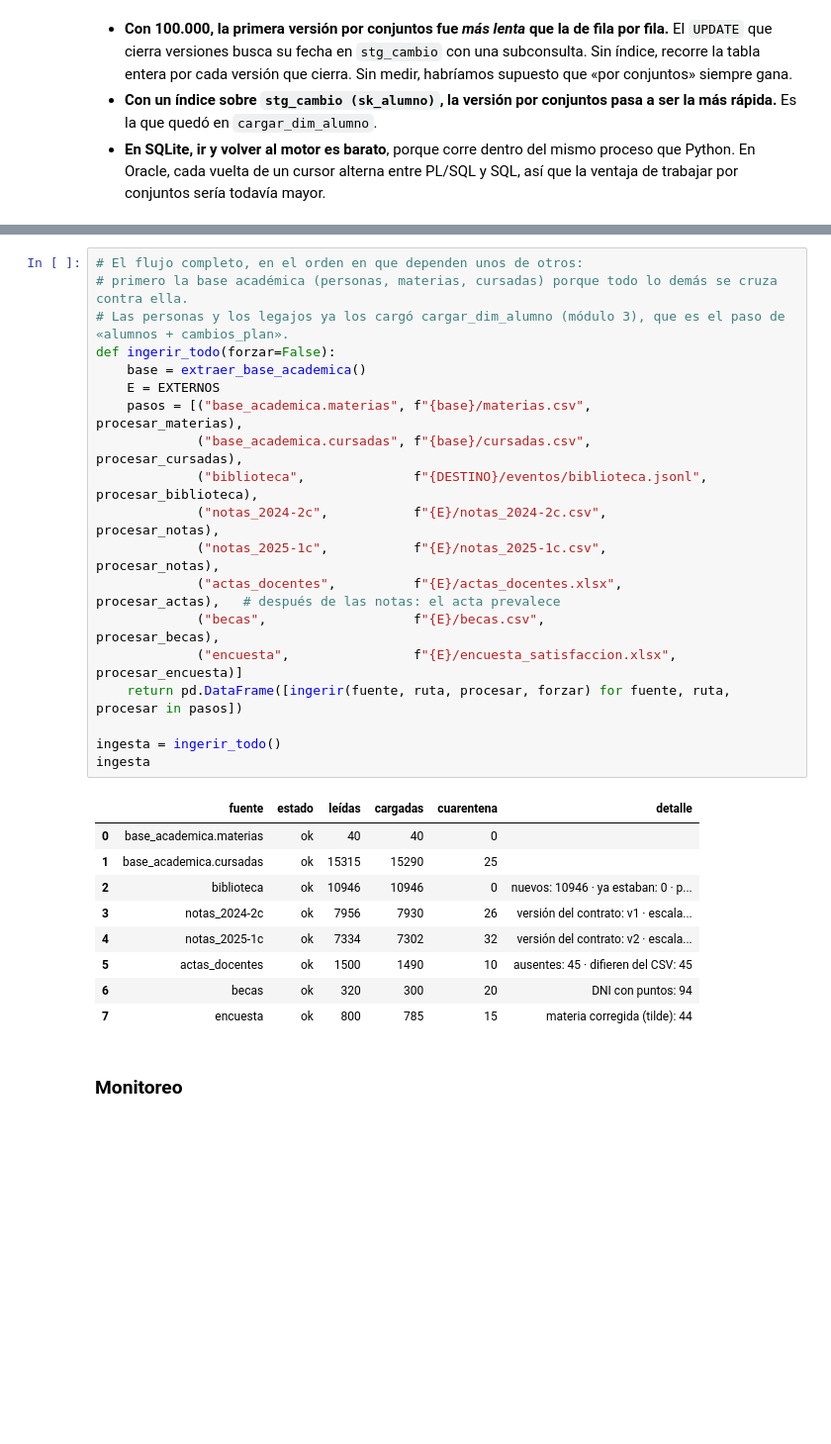
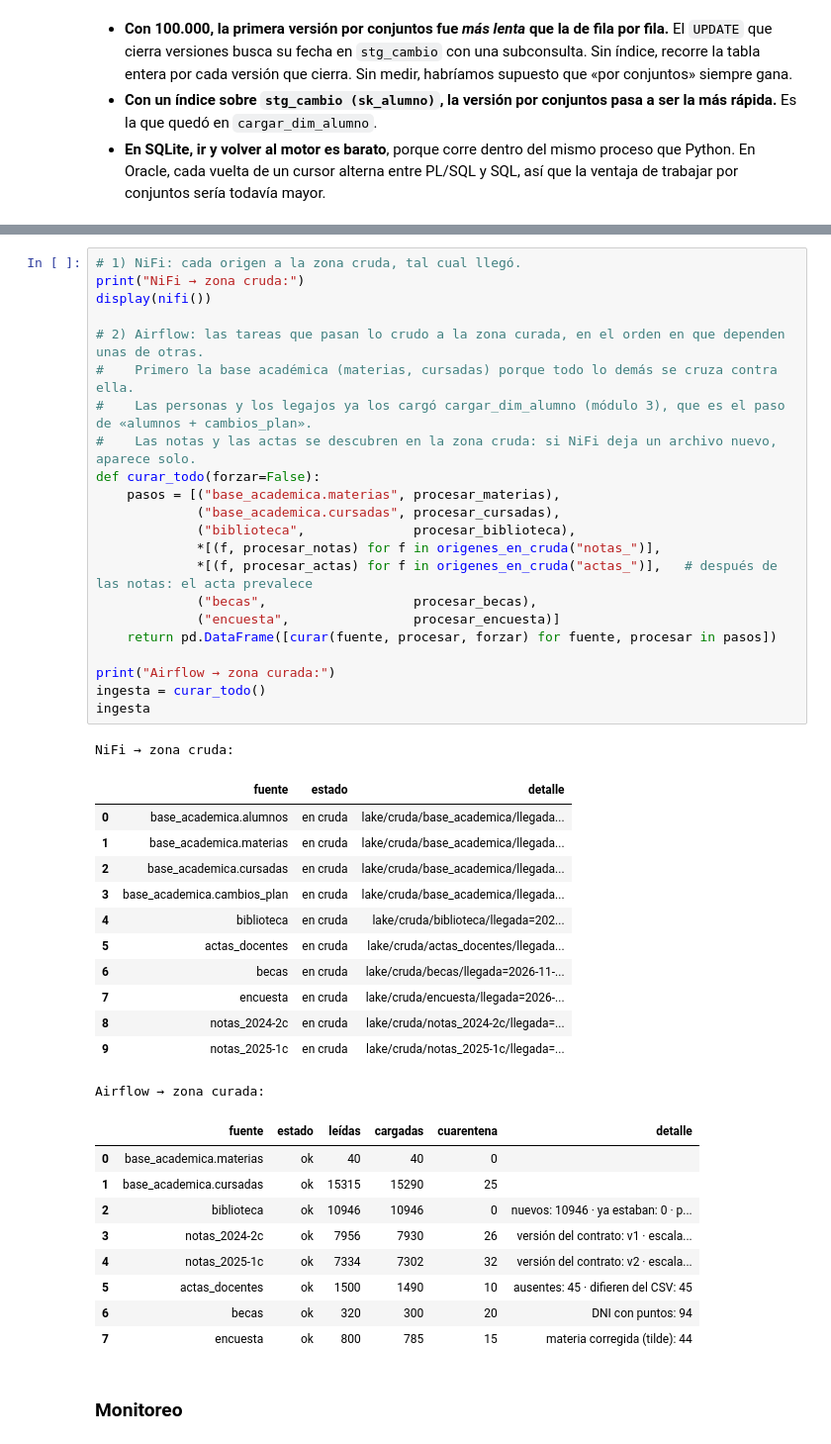
Before and after one commit to raschmatias/dh_arca, a Jupyter notebook: Data Engineer/06_uniandina/trabajo_final_uniandina.ipynb, the cells around one changed output, grey strips where cells are left out. Shown at 99% size. Drawn from its saved outputs; the diff is of its cells as text; blank space fills up the shorter version.

```diff
--- a/Data Engineer/06_uniandina/trabajo_final_uniandina.ipynb
+++ b/Data Engineer/06_uniandina/trabajo_final_uniandina.ipynb
@@ -1575,32 +1638,48 @@ def procesar_encuesta(ruta, lote):
 # %%
-# El flujo completo, en el orden en que dependen unos de otros:
-# primero la base académica (personas, materias, cursadas) porque todo lo demás se cruza contra ella.
-# Las personas y los legajos ya los cargó cargar_dim_alumno (módulo 3), que es el paso de «alumnos + cambios_plan».
-def ingerir_todo(forzar=False):
-    base = extraer_base_academica()
-    E = EXTERNOS
-    pasos = [("base_academica.materias", f"{base}/materias.csv",           procesar_materias),
-             ("base_academica.cursadas", f"{base}/cursadas.csv",           procesar_cursadas),
-             ("biblioteca",              f"{DESTINO}/eventos/biblioteca.jsonl", procesar_biblioteca),
-             ("notas_2024-2c",           f"{E}/notas_2024-2c.csv",         procesar_notas),
-             ("notas_2025-1c",           f"{E}/notas_2025-1c.csv",         procesar_notas),
-             ("actas_docentes",          f"{E}/actas_docentes.xlsx",       procesar_actas),   # después de las notas: el acta prevalece
-             ("becas",                   f"{E}/becas.csv",                 procesar_becas),
-             ("encuesta",                f"{E}/encuesta_satisfaccion.xlsx", procesar_encuesta)]
-    return pd.DataFrame([ingerir(fuente, ruta, procesar, forzar) for fuente, ruta, procesar in pasos])
+# 1) NiFi: cada origen a la zona cruda, tal cual llegó.
+print("NiFi → zona cruda:")
+display(nifi())
 
-ingesta = ingerir_todo()
+# 2) Airflow: las tareas que pasan lo crudo a la zona curada, en el orden en que dependen unas de otras.
+#    Primero la base académica (materias, cursadas) porque todo lo demás se cruza contra ella.
+#    Las personas y los legajos ya los cargó cargar_dim_alumno (módulo 3), que es el paso de «alumnos + cambios_plan».
+#    Las notas y las actas se descubren en la zona cruda: si NiFi deja un archivo nuevo, aparece solo.
+def curar_todo(forzar=False):
+    pasos = [("base_academica.materias", procesar_materias),
+             ("base_academica.cursadas", procesar_cursadas),
+             ("biblioteca",              procesar_biblioteca),
+             *[(f, procesar_notas) for f in origenes_en_cruda("notas_")],
+             *[(f, procesar_actas) for f in origenes_en_cruda("actas_")],   # después de las notas: el acta prevalece
+             ("becas",                   procesar_becas),
+             ("encuesta",                procesar_encuesta)]
+    return pd.DataFrame([curar(fuente, procesar, forzar) for fuente, procesar in pasos])
+
+print("Airflow → zona curada:")
+ingesta = curar_todo()
 ingesta
 # %% [output]
+NiFi → zona cruda:
-|  | fuente | estado | leídas | cargadas | cuarentena | detalle |
-| 0 | base_academica.materias | ok | 40 | 40 | 0 |  |
-| 1 | base_academica.cursadas | ok | 15315 | 15290 | 25 |  |
-| 2 | biblioteca | ok | 10946 | 10946 | 0 | nuevos: 10946 · ya estaban: 0 · p... |
-| 3 | notas_2024-2c | ok | 7956 | 7930 | 26 | versión del contrato: v1 · escala... |
-| 4 | notas_2025-1c | ok | 7334 | 7302 | 32 | versión del contrato: v2 · escala... |
-| 5 | actas_docentes | ok | 1500 | 1490 | 10 | ausentes: 45 · difieren del CSV: 45 |
-| 6 | becas | ok | 320 | 300 | 20 | DNI con puntos: 94 |
-| 7 | encuesta | ok | 800 | 785 | 15 | materia corregida (tilde): 44 |
+|  | fuente | estado | detalle |
+| 0 | base_academica.alumnos | en cruda | lake/cruda/base_academica/llegada... |
+| 1 | base_academica.materias | en cruda | lake/cruda/base_academica/llegada... |
+| 2 | base_academica.cursadas | en cruda | lake/cruda/base_academica/llegada... |
+| 3 | base_academica.cambios_plan | en cruda | lake/cruda/base_academica/llegada... |
+| 4 | biblioteca | en cruda | lake/cruda/biblioteca/llegada=202... |
+| 5 | actas_docentes | en cruda | lake/cruda/actas_docentes/llegada... |
+| 6 | becas | en cruda | lake/cruda/becas/llegada=2026-11-... |
+| 7 | encuesta | en cruda | lake/cruda/encuesta/llegada=2026-... |
+| 8 | notas_2024-2c | en cruda | lake/cruda/notas_2024-2c/llegada=... |
+| 9 | notas_2025-1c | en cruda | lake/cruda/notas_2025-1c/llegada=... |
+Airflow → zona curada:
+|  | fuente | estado | leídas | cargadas | cuarentena | detalle |
+| 0 | base_academica.materias | ok | 40 | 40 | 0 |  |
+| 1 | base_academica.cursadas | ok | 15315 | 15290 | 25 |  |
+| 2 | biblioteca | ok | 10946 | 10946 | 0 | nuevos: 10946 · ya estaban: 0 · p... |
+| 3 | notas_2024-2c | ok | 7956 | 7930 | 26 | versión del contrato: v1 · escala... |
+| 4 | notas_2025-1c | ok | 7334 | 7302 | 32 | versión del contrato: v2 · escala... |
+| 5 | actas_docentes | ok | 1500 | 1490 | 10 | ausentes: 45 · difieren del CSV: 45 |
+| 6 | becas | ok | 320 | 300 | 20 | DNI con puntos: 94 |
+| 7 | encuesta | ok | 800 | 785 | 15 | materia corregida (tilde): 44 |
 # %% [markdown]
 ### Monitoreo
 # %%
```
Also changed, not shown: parts of 32 cells of this notebook, 6 other files.
